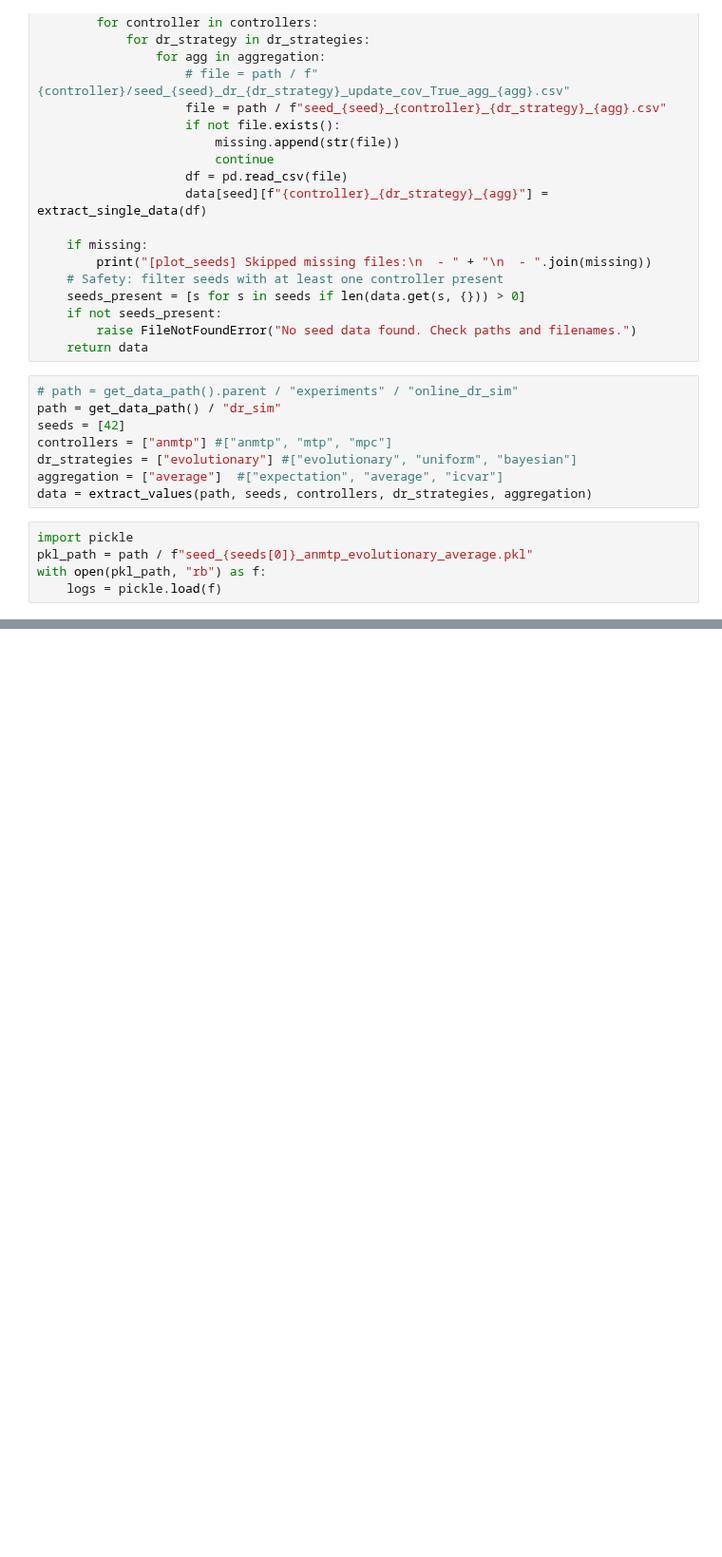
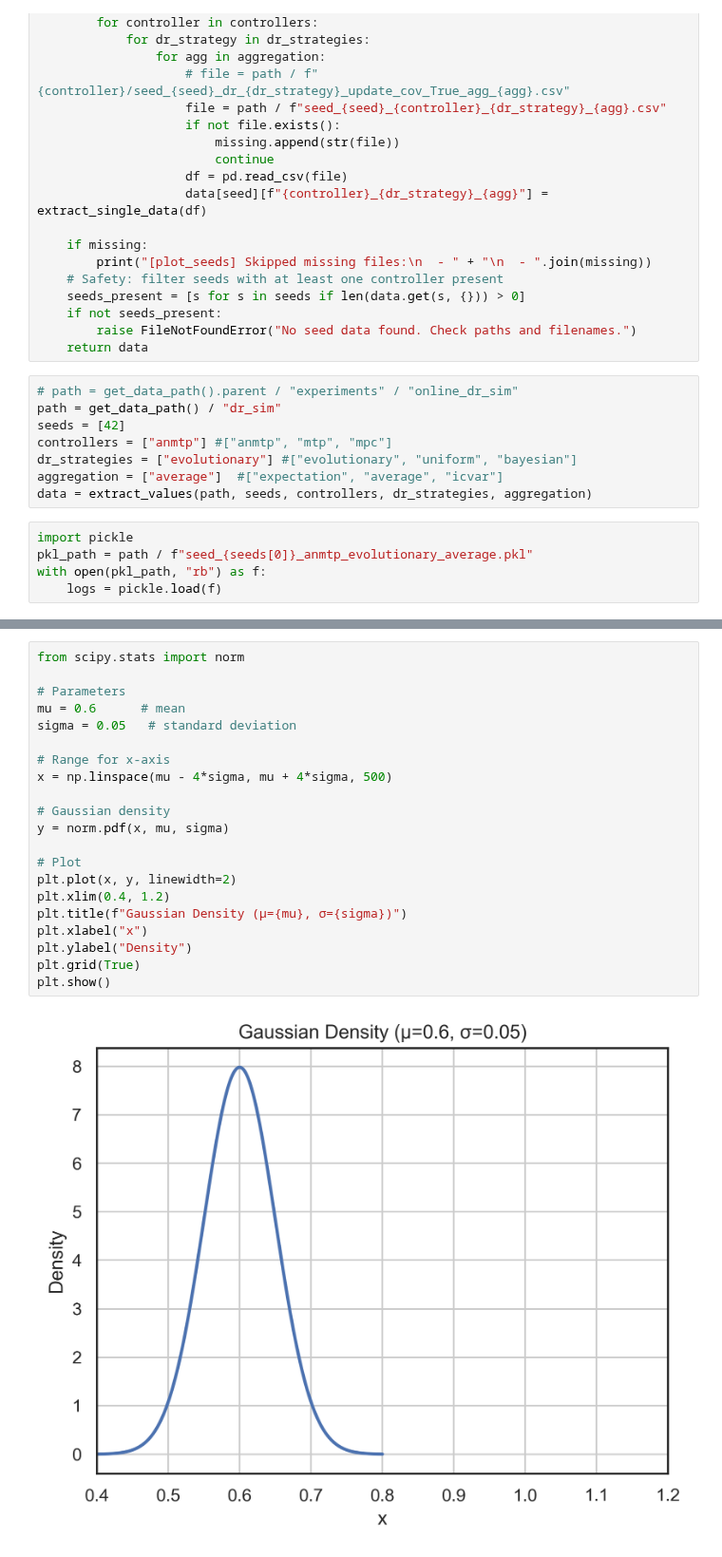
Before and after one commit to magnusdierking/mtp-thesis, a Jupyter notebook: experiments/online_dr_sim/plot_DR_distributions.ipynb, the cells around one changed output, grey strips where cells are left out. Shown at 95% size. Drawn from its saved outputs; the diff is of its cells as text; blank space fills up the shorter version.

```diff
--- a/experiments/online_dr_sim/plot_DR_distributions.ipynb
+++ b/experiments/online_dr_sim/plot_DR_distributions.ipynb
@@ -137,0 +166,23 @@ plt.show()
+# %%
+from scipy.stats import norm
+
+# Parameters
+mu = 0.6      # mean
+sigma = 0.05   # standard deviation
+
+# Range for x-axis
+x = np.linspace(mu - 4*sigma, mu + 4*sigma, 500)
+
+# Gaussian density
+y = norm.pdf(x, mu, sigma)
+
+# Plot
+plt.plot(x, y, linewidth=2)
+plt.xlim(0.4, 1.2)
+plt.title(f"Gaussian Density (μ={mu}, σ={sigma})")
+plt.xlabel("x")
+plt.ylabel("Density")
+plt.grid(True)
+plt.show()
+# %% [output]
+[figure, added]
```
Also changed, not shown: parts of 3 cells of this notebook, 15 other files.
